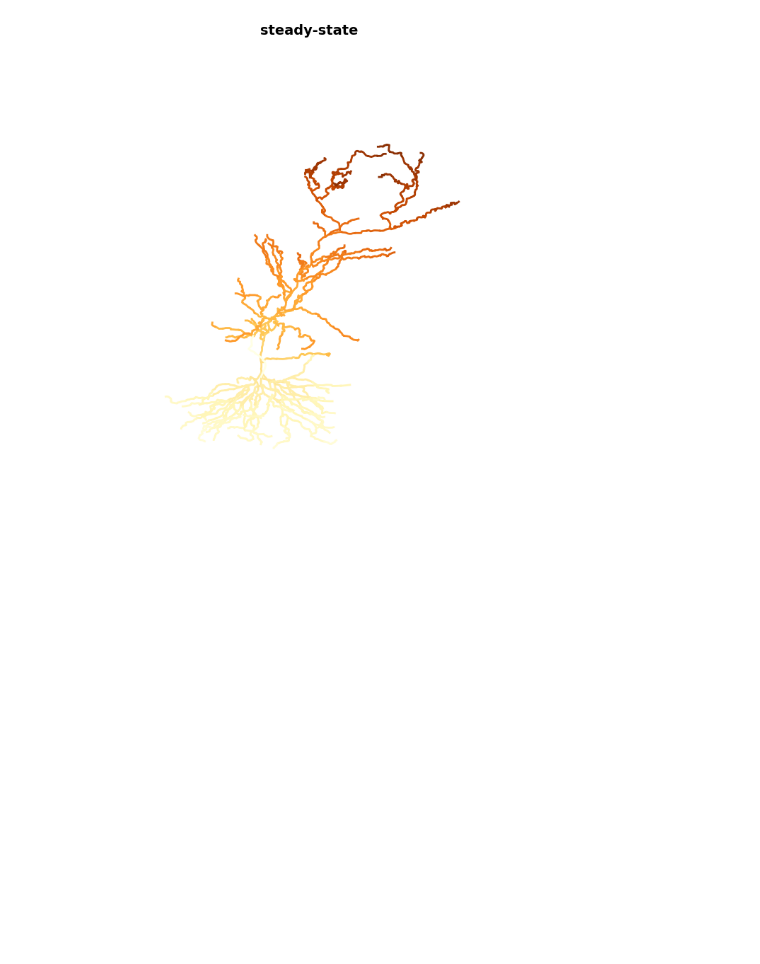
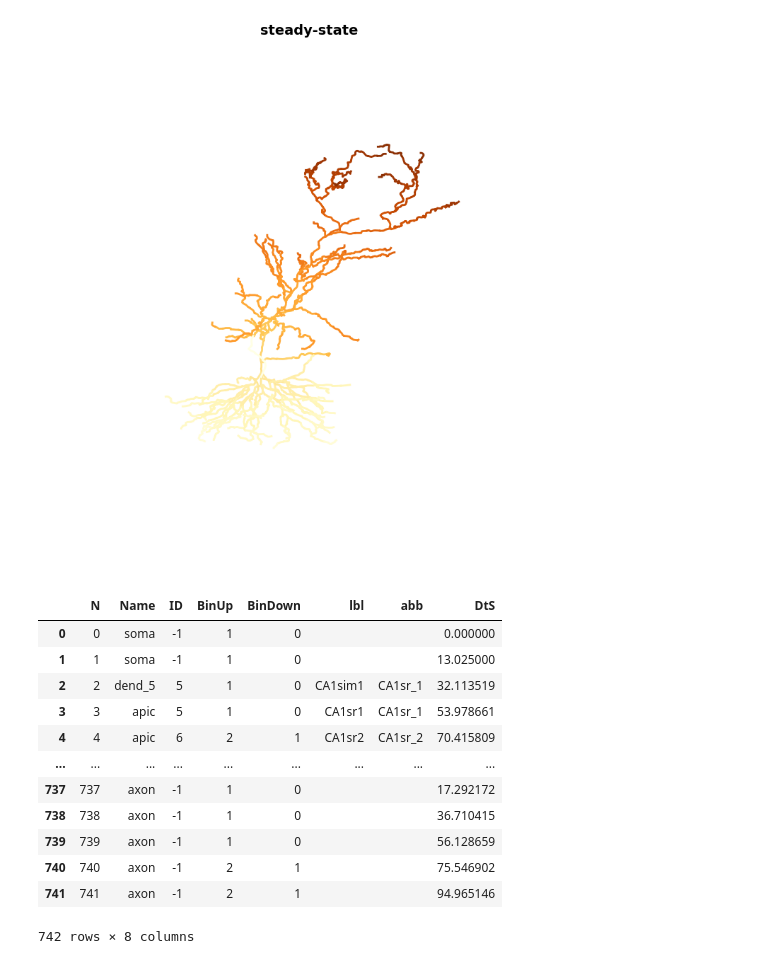
Before and after one commit to lptolik/Williams-etal-Synaptic-Transport, a Jupyter notebook: mine/prepareCA1_gradient_mapping.ipynb, the cells around one changed output. Saved outputs shown, nothing was run; the diff lists cells and outputs as text; code cells hidden in the pictures; blank space fills up the shorter version.

```diff
--- a/mine/prepareCA1_gradient_mapping.ipynb
+++ b/mine/prepareCA1_gradient_mapping.ipynb
@@ -983,3 +983,27 @@ utrace.shape
 snap_ss('CA1_grad_mapping',clim=[-1,21],cmap=plt.cm.YlOrBr)
 # %% [output]
 [figure]
+# %%
+segDF=pd.DataFrame({'N':[i for i in range(len(idCA1))],
+              'Name': [tps[i] for i in range(len(idCA1))],
+              'ID': [idCA1[i] for i in range(len(idCA1))],
+              'BinUp':[idb_up[i] for i in range(len(idCA1))],
+              'BinDown':[idb_down[i] for i in range(len(idCA1))],
+              'lbl': [lblCA1[i] for i in range(len(idCA1))],
+              'abb':[abbCA1[i] for i in range(len(idCA1))],
+              'DtS':[dts[i] for i in range(len(idCA1))]})
+segDF
+# %% [output]
+|  | N | Name | ID | BinUp | BinDown | lbl | abb | DtS |
+| 0 | 0 | soma | -1 | 1 | 0 |  |  | 0.000000 |
+| 1 | 1 | soma | -1 | 1 | 0 |  |  | 13.025000 |
+| 2 | 2 | dend_5 | 5 | 1 | 0 | CA1sim1 | CA1sr_1 | 32.113519 |
+| 3 | 3 | apic | 5 | 1 | 0 | CA1sr1 | CA1sr_1 | 53.978661 |
+| 4 | 4 | apic | 6 | 2 | 1 | CA1sr2 | CA1sr_2 | 70.415809 |
+| ... | ... | ... | ... | ... | ... | ... | ... | ... |
+| 737 | 737 | axon | -1 | 1 | 0 |  |  | 17.292172 |
+| 738 | 738 | axon | -1 | 1 | 0 |  |  | 36.710415 |
+| 739 | 739 | axon | -1 | 1 | 0 |  |  | 56.128659 |
+| 740 | 740 | axon | -1 | 2 | 1 |  |  | 75.546902 |
+| 741 | 741 | axon | -1 | 2 | 1 |  |  | 94.965146 |
+742 rows × 8 columns
```
Also changed, not shown: parts of 5 cells of this notebook, 1 other file.
